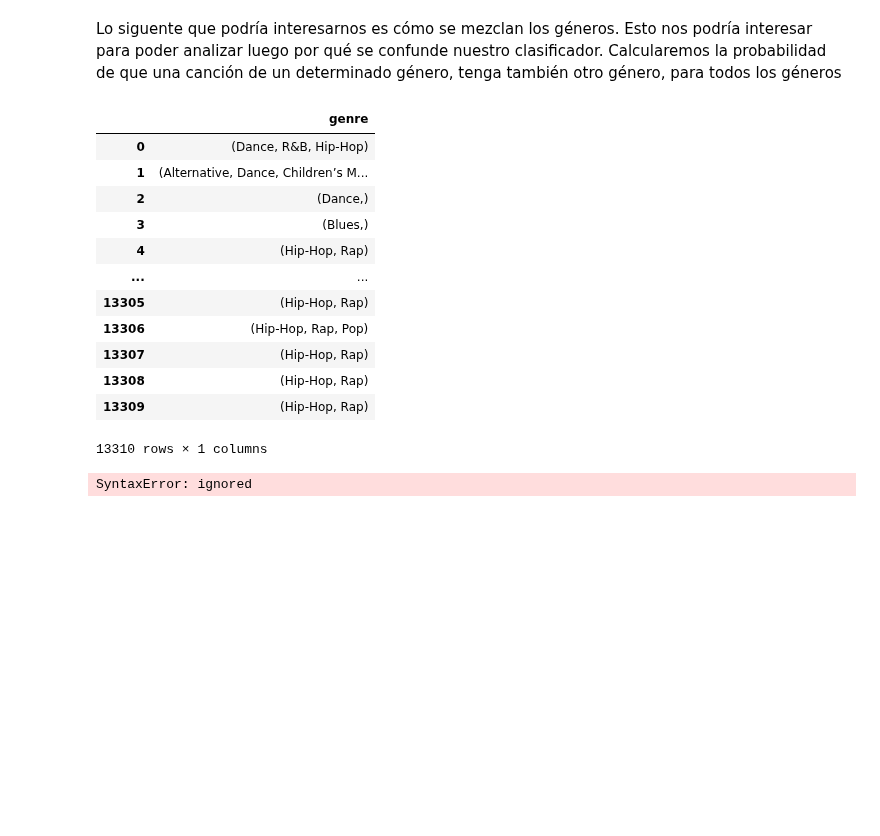
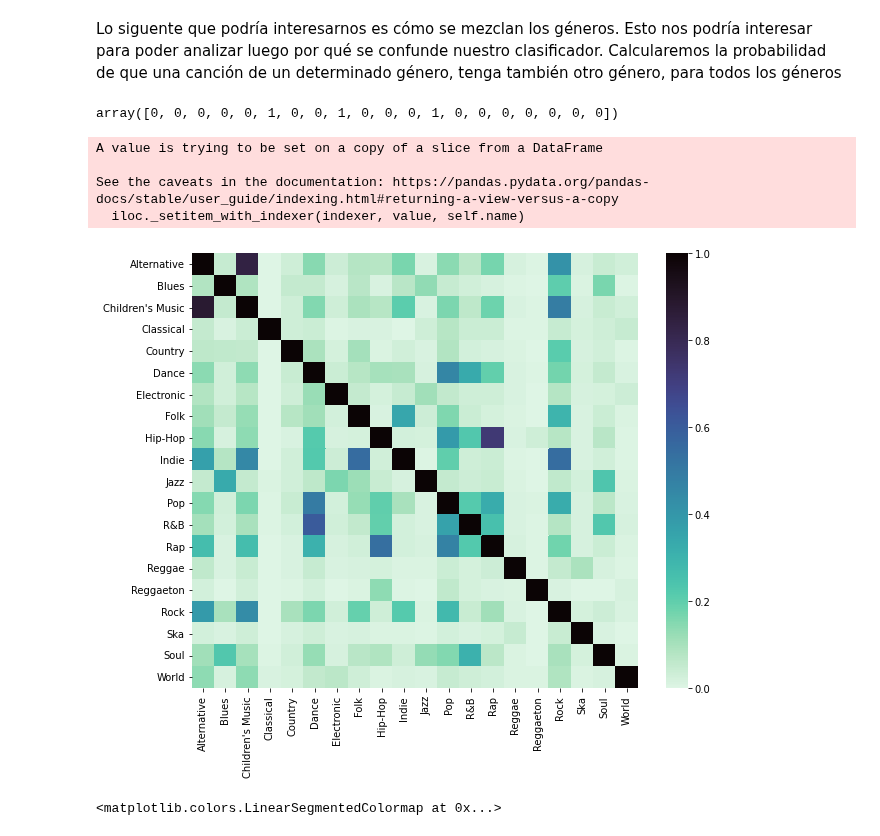
Before and after one commit to Nacho2904/orga_de_datos, a Jupyter notebook: tp3visus.ipynb, the cells around one changed output. Saved outputs shown, nothing was run; the diff lists cells and outputs as text; code cells hidden in the pictures; blank space fills up the shorter version.

```diff
--- a/tp3visus.ipynb
+++ b/tp3visus.ipynb
@@ -118,33 +120,45 @@ Notamos que nuestras sospechas eran correctas pues si por ejemplo tuviésemos qu
 Lo siguente que podría interesarnos es cómo se mezclan los géneros. Esto nos podría interesar para poder analizar luego por qué se confunde nuestro clasificador. Calcularemos la probabilidad de que una canción de un determinado género, tenga también otro género, para todos los géneros
 # %%
 #Este df contiene los géneros que tiene cada canción
-df_music_filtered_grouped_by_song = df_music.groupby("track_name")["genre"].agg(lambda x : ','.join(x)).reset_index()["genre"].to_frame()
+df_music_filtered_grouped_by_song = df_music_filtered.groupby("track_name")["genre"].agg(lambda x : ','.join(x)).to_frame().reset_index()
 df_music_filtered_grouped_by_song["genre"] = df_music_filtered_grouped_by_song["genre"].map(lambda genres: tuple(genres.split(",")))
-df_music_filtered_grouped_by_song
+df_music_filtered_grouped_by_song["track_name"] = df_music_filtered_grouped_by_song["track_name"].astype(str)
-# %% [output]
-|  | genre |
-| 0 | (Dance, R&B, Hip-Hop) |
-| 1 | (Alternative, Dance, Children’s M... |
-| 2 | (Dance,) |
-| 3 | (Blues,) |
-| 4 | (Hip-Hop, Rap) |
-| ... | ... |
-| 13305 | (Hip-Hop, Rap) |
-| 13306 | (Hip-Hop, Rap, Pop) |
-| 13307 | (Hip-Hop, Rap) |
-| 13308 | (Hip-Hop, Rap) |
-| 13309 | (Hip-Hop, Rap) |
-13310 rows × 1 columns
 # %%
-list_of_genres = df_music_filtered.genre.unique()
+list_of_genres = sorted(list(df_music_filtered.genre.unique()))
 genres_indexes_dict = {genres[i]:i for i in range(0,len(genres))}
 
 def create_genres_vectors_from_genres(song_genres: tuple) -> np.array:
-  song_genres_indexes = [0 for genre in list_of_genres]
-  song_genres_vectors = [0 if list_of_genres.index(genre) not in song_genres_indexes else 1
-                         for genre in list_of_genres]
+  song_genres_vectors = [0 if genre not in song_genres else 1 for genre in list_of_genres]
   return np.array(song_genres_vectors)
 
-df_music_filtered_grouped_by_song["genres_vector"] = df_music_filtered_grouped_by_song["genre"].map(create_genres_vectors_from_genres)
+df_music_filtered_grouped_by_song = df_music_filtered_grouped_by_song.rename(columns={"genre":"genres"})
+df_music_filtered_grouped_by_song["genres"] = df_music_filtered_grouped_by_song["genres"].map(create_genres_vectors_from_genres)
+df_music_filtered_grouped_by_song.iloc[0].genres
 # %% [output]
-SyntaxError: ignored
+array([0, 0, 0, 0, 0, 1, 0, 0, 1, 0, 0, 0, 1, 0, 0, 0, 0, 0, 0, 0])
+# %%
+df_music_filtered_useful_columns = df_music_filtered[["track_name", "genre"]]
+df_music_filtered_useful_columns.loc["track_name"] = df_music_filtered_useful_columns["track_name"].astype(str)
+df_music_songs_with_all_genres = df_music_filtered_useful_columns.merge(df_music_filtered_grouped_by_song, on = "track_name")
+# %% [output]
+A value is trying to be set on a copy of a slice from a DataFrame
+
+See the caveats in the documentation: https://pandas.pydata.org/pandas-docs/stable/user_guide/indexing.html#returning-a-view-versus-a-copy
+  iloc._setitem_with_indexer(indexer, value, self.name)
+# %%
+df_music_probability_vectors_by_genre = df_music_songs_with_all_genres.groupby("genre").agg(counts_by_genre_vector = ("genres", "sum"),
+                                                                                            count_by_genre = ("genres", "count")).reset_index()
+df_music_probability_vectors_by_genre["probs_by_genre"] = df_music_probability_vectors_by_genre["counts_by_genre_vector"]/ \
+                                                          df_music_probability_vectors_by_genre["count_by_genre"]
+
+probs_as_matrix = pd.DataFrame(np.array(list(df_music_probability_vectors_by_genre["probs_by_genre"])), columns = sorted(list_of_genres),
+                               index = sorted(list_of_genres))
+# %%
+plt.figure(figsize=(10,8))
+sns.heatmap(probs_as_matrix, cmap = sns.color_palette("mako_r", as_cmap=True));
+# %% [output]
+[figure, added]
+# %%
+sns.color_palette("PuBu", as_cmap=True)
+# %% [output]
+<matplotlib.colors.LinearSegmentedColormap at 0x...>
```
Also changed, not shown: parts of 1 cell of this notebook.
